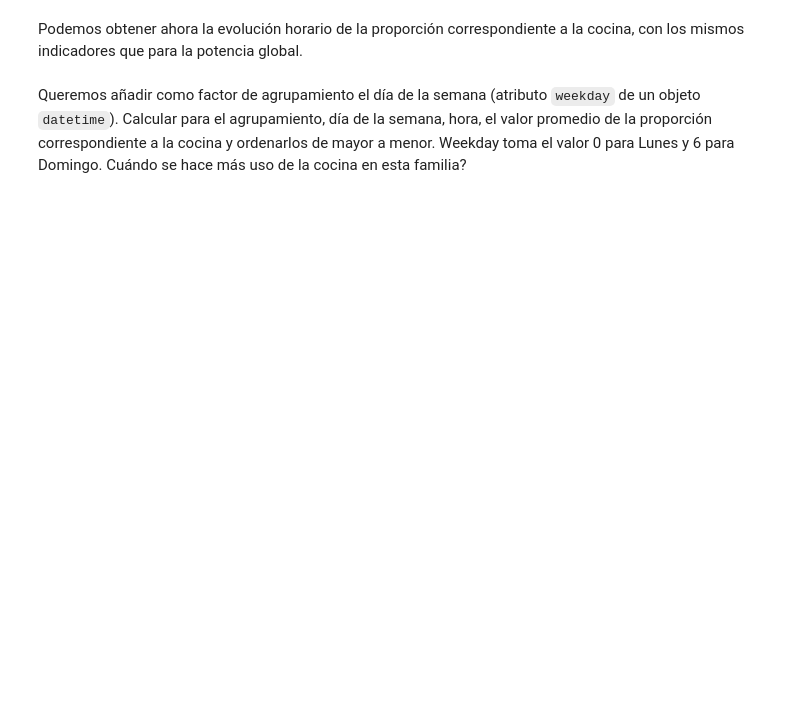
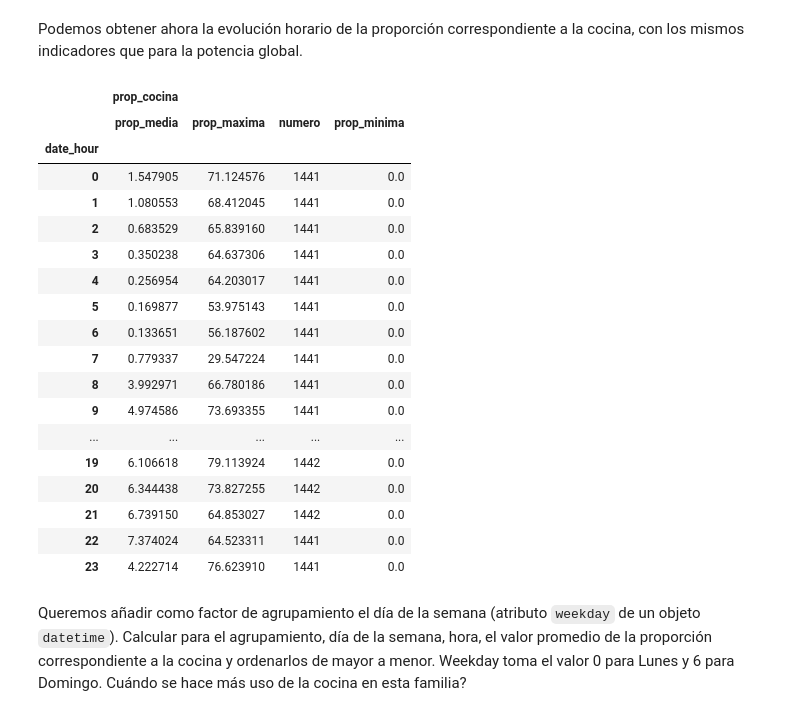
Before and after one commit to Antoniogins/IntroductionToDataScience, a Jupyter notebook: src/04-transformaciones/01-trabajo_consumo_vivienda_handout.ipynb, the cells around one changed output. Cells and saved outputs as stored; diff of their text form; code cells hidden in the pictures; blank space fills up the shorter version.

```diff
--- a/src/04-transformaciones/01-trabajo_consumo_vivienda_handout.ipynb
+++ b/src/04-transformaciones/01-trabajo_consumo_vivienda_handout.ipynb
@@ -114,7 +104,7 @@ vivienda
 # %%
 # Completar aquí
 def formula(x):
-    return x["global_intensity"] * 1000 / 60 - x["sub_metering_1"] - x["sub_metering_2"] - x["sub_metering_3"]
+    return x["global_active_power"] * 1000 / 60 - x["sub_metering_1"] - x["sub_metering_2"] - x["sub_metering_3"]
 
 vivienda["sub_metering_resto"] = vivienda.apply(formula, axis=1) # fila a fila
 
@@ -256,0 +243,5 @@ Empezamos por calcular la suma, por cada fila, de las columnas desde `sub_meteri
+# %%
+# Completar aquí
+vivienda['sub_metering_suma'] = vivienda.loc[:, 'sub_metering_1':].sum(axis=1)
+vivienda['sub_metering_suma']
+# --------------------
@@ -258,6 +263,7 @@ Empezamos por calcular la suma, por cada fila, de las columnas desde `sub_meteri
 A continuación, añadimos al conjunto `vivienda` la columna calculada `prop_cocina` que contenga en porcentaje la proporción de `sub_metering_1` respecto a la suma de las columnas `sub_metering`.
 # %%
 # Completar aquí
-
+vivienda['prop_cocina'] = vivienda['sub_metering_1'] / vivienda['sub_metering_suma'] * 100
+vivienda
 # --------------------
 vivienda
@@ -278,2 +287,34 @@ Podemos obtener ahora la evolución horario de la proporción correspondiente a
+# %%
+# Completar aquí
+vivienda.groupby(lambda x: x.hour).agg(
+    {  "prop_cocina" : [
+        ("prop_media", "mean"),
+        ("prop_maxima", "max"),
+        ("numero", "size"),
+        ("prop_minima", "min")
+        ]
+    }
+)
+# --------------------
+# %% [output]
+|  | prop_cocina |  |  |  |
+|  | prop_media | prop_maxima | numero | prop_minima |
+| date_hour |  |  |  |  |
+| 0 | 1.547905 | 71.124576 | 1441 | 0.0 |
+| 1 | 1.080553 | 68.412045 | 1441 | 0.0 |
+| 2 | 0.683529 | 65.839160 | 1441 | 0.0 |
+| 3 | 0.350238 | 64.637306 | 1441 | 0.0 |
+| 4 | 0.256954 | 64.203017 | 1441 | 0.0 |
+| 5 | 0.169877 | 53.975143 | 1441 | 0.0 |
+| 6 | 0.133651 | 56.187602 | 1441 | 0.0 |
+| 7 | 0.779337 | 29.547224 | 1441 | 0.0 |
+| 8 | 3.992971 | 66.780186 | 1441 | 0.0 |
+| 9 | 4.974586 | 73.693355 | 1441 | 0.0 |
+| ... | ... | ... | ... | ... |
+| 19 | 6.106618 | 79.113924 | 1442 | 0.0 |
+| 20 | 6.344438 | 73.827255 | 1442 | 0.0 |
+| 21 | 6.739150 | 64.853027 | 1442 | 0.0 |
+| 22 | 7.374024 | 64.523311 | 1441 | 0.0 |
+| 23 | 4.222714 | 76.623910 | 1441 | 0.0 |
 # %% [markdown]
 Queremos añadir como factor de agrupamiento el día de la semana (atributo `weekday` de un objeto `datetime`). Calcular para el agrupamiento, día de la semana, hora, el valor promedio de la proporción correspondiente a la cocina y ordenarlos de mayor a menor. Weekday toma el valor 0 para Lunes y 6 para Domingo. Cuándo se hace más uso de la cocina en esta familia?
```
Also changed, not shown: parts of 10 cells of this notebook.
